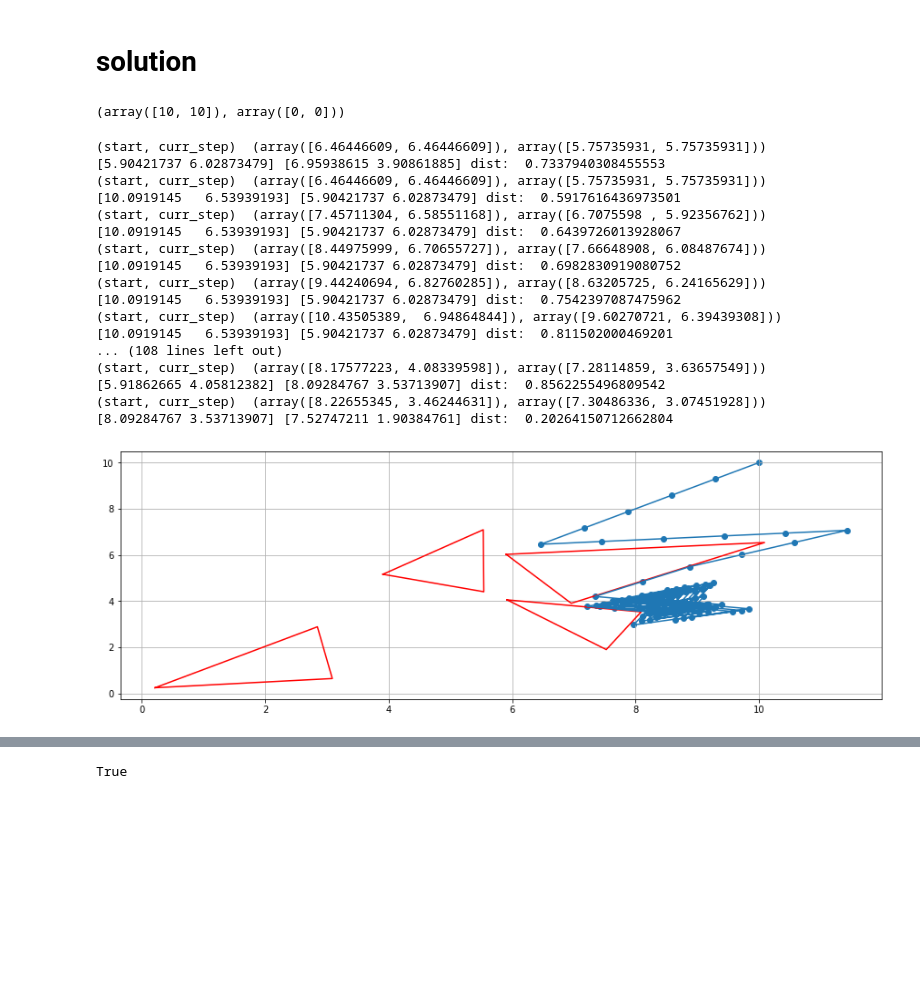
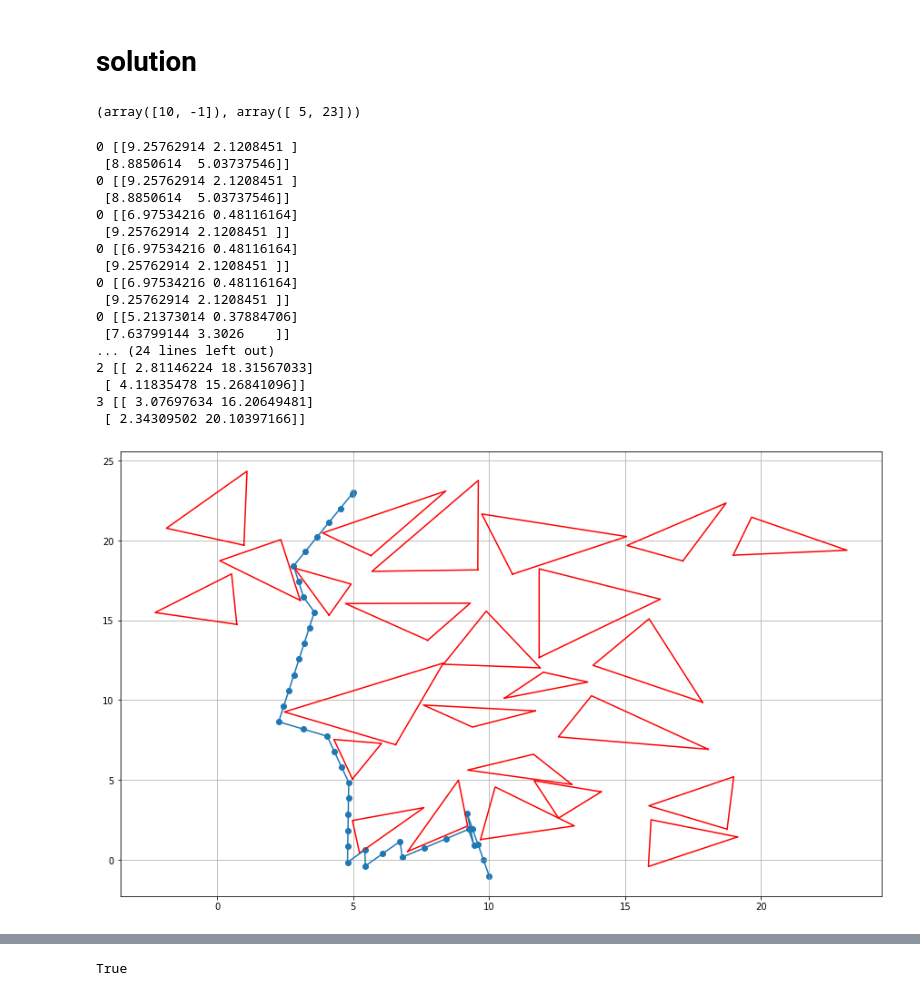
Before and after one commit to AnastasiiaKarliuk/Linear_Algebra_course, a Jupyter notebook: robot_navigation/robot_navigation.ipynb, the cells around one changed output, grey strips where cells are left out. Drawn from its saved outputs; the diff is of its cells as text; code cells hidden in the pictures; blank space fills up the shorter version.

Commit message:
fixed robot with width and right direction choosed by angle

```diff
--- a/robot_navigation/robot_navigation.ipynb
+++ b/robot_navigation/robot_navigation.ipynb
@@ -37,8 +37,8 @@ def get_crossed_vec(start, curr_step, obstacles):
                 dist = calculateDistance(x1=l1[0], y1=l1[1], x2=start[0], y2=start[1])
                 crossed_vec.append(line1)
                 dists.append(dist)
-                print('(start, curr_step) ', (start, curr_step))
-                print(vec1, vec2, 'dist: ', dist)
+#                 print('(start, curr_step) ', (start, curr_step))
+#                 print(vec1, vec2, 'dist: ', dist)
     if len(crossed_vec)>0:
         crossed_vec = crossed_vec[np.argmin(dists)]
     return crossed_vec
@@ -52,12 +52,14 @@ def get_angle(vec1, vec2):
 
 def get_new_direction(crossed_vec, pure_vector):
 #     print(crossed_vec)
-#     print(pure_vector)
+#     print('\n', pure_vector)
     a, b = crossed_vec
     angleAB = get_angle(pure_vector, b-a)
     angleBA = get_angle(pure_vector, a-b)
 #     print(angleAB, angleBA)
-    new_dir = b-a if (angleAB<angleBA and ((b-a)>0).any()) else a-b
+
+#     new_dir = b-a if (angleAB<angleBA and ((b-a)>0).any()) else a-b
+    new_dir = b-a if (angleAB<angleBA and np.equal(b-a>0, pure_vector>0).any()) else a-b
     new_dir_normed = new_dir/np.linalg.norm(new_dir)
     return new_dir_normed
 
@@ -73,22 +75,21 @@ def get_next_step(finish, curr_start, obstacles):
     next_step = curr_start+pure_vector_normed
     crossed_vec = get_crossed_vec(curr_start, next_step, obstacles)
 
-    new_dir_normed = get_new_direction(crossed_vec, pure_vector) if len(crossed_vec) else pure_vector_normed
-    next_step =  curr_start+new_dir_normed
+    count_crossed = 0
+    while len(crossed_vec)>0 and count_crossed <= 3:
+        print(count_crossed, crossed_vec)
+        new_dir_normed = get_new_direction(crossed_vec, pure_vector)
+        next_step =  curr_start+new_dir_normed
+        crossed_vec = get_crossed_vec(curr_start, next_step, obstacles)
+        count_crossed +=1
+    else:
+        new_dir_normed = pure_vector_normed
 
-#     print('')
-#     print(curr_start, next_step)
-
-    crossed_vec = get_crossed_vec(curr_start, next_step, obstacles)
-    if len(crossed_vec):
-        new_dir_normed = get_new_direction(crossed_vec, pure_vector)
-
-    next_step =  curr_start+new_dir_normed
     curr_start = get_the_nearest_point(curr_start, finish, next_step)
     return curr_start
 
 def plot_path(obstacles, my_path):
-    plt.figure(figsize=(15,5))
+    plt.figure(figsize=(15,9))
 #     plt.axis('equal')
 
     for ob in obstacles:
@@ -115,9 +116,9 @@ def widther_obstacle(obstacle, width):
     new_obstacle = centroid_test + normed_directions*distances[:, np.newaxis]
     return new_obstacle
 # %%
-# file = '../data/robot_data.json'
-# file = '../data/robot-test-25.json'
-file = "../data/robot_my_test.json"
+file = '../data/robot_data.json'
+file = '../data/robot-test-25.json'
+# file = "../data/robot_my_test.json"
 
 with open(file, 'r') as f:
     data = json.load(f)
@@ -126,10 +127,10 @@ start, finish = np.array(data['start']), np.array(data['finish'])
 obstacles = data['obstacles']
 start, finish
 # %% [output]
-(array([10, 10]), array([0, 0]))
+(array([10, -1]), array([ 5, 23]))
 # %%
 robot_width = 0.1
-obstacles_new = np.array([widther_obstacle(obs, robot_width) for obs in obstacles])
+obstacles_new = np.array([widther_obstacle(obs, robot_width/2) for obs in obstacles])
 
 curr_start = start
 my_path = [curr_start]
@@ -140,24 +141,24 @@ while max_iteration >= 0 and (curr_start!=finish).all():
     my_path.append(curr_start)
     max_iteration -= 1
 # %% [output]
-(start, curr_step)  (array([6.46446609, 6.46446609]), array([5.75735931, 5.75735931]))
-[5.90421737 6.02873479] [6.95938615 3.90861885] dist:  0.7337940308455553
-(start, curr_step)  (array([6.46446609, 6.46446609]), array([5.75735931, 5.75735931]))
-[10.0919145   6.53939193] [5.90421737 6.02873479] dist:  0.5917616436973501
-(start, curr_step)  (array([7.45711304, 6.58551168]), array([6.7075598 , 5.92356762]))
-[10.0919145   6.53939193] [5.90421737 6.02873479] dist:  0.6439726013928067
-(start, curr_step)  (array([8.44975999, 6.70655727]), array([7.66648908, 6.08487674]))
-[10.0919145   6.53939193] [5.90421737 6.02873479] dist:  0.6982830919080752
-(start, curr_step)  (array([9.44240694, 6.82760285]), array([8.63205725, 6.24165629]))
-[10.0919145   6.53939193] [5.90421737 6.02873479] dist:  0.7542397087475962
-(start, curr_step)  (array([10.43505389,  6.94864844]), array([9.60270721, 6.39439308]))
-[10.0919145   6.53939193] [5.90421737 6.02873479] dist:  0.811502000469201
-... (108 lines left out)
-(start, curr_step)  (array([8.17577223, 4.08339598]), array([7.28114859, 3.63657549]))
-[5.91862665 4.05812382] [8.09284767 3.53713907] dist:  0.8562255496809542
-(start, curr_step)  (array([8.22655345, 3.46244631]), array([7.30486336, 3.07451928]))
-[8.09284767 3.53713907] [7.52747211 1.90384761] dist:  0.20264150712662804
+0 [[9.25762914 2.1208451 ]
+ [8.8850614  5.03737546]]
+0 [[9.25762914 2.1208451 ]
+ [8.8850614  5.03737546]]
+0 [[6.97534216 0.48116164]
+ [9.25762914 2.1208451 ]]
+0 [[6.97534216 0.48116164]
+ [9.25762914 2.1208451 ]]
+0 [[6.97534216 0.48116164]
+ [9.25762914 2.1208451 ]]
+0 [[5.21373014 0.37884706]
+ [7.63799144 3.3026    ]]
+... (24 lines left out)
+2 [[ 2.81146224 18.31567033]
+ [ 4.11835478 15.26841096]]
+3 [[ 3.07697634 16.20649481]
+ [ 2.34309502 20.10397166]]
 # %%
-plot_path(obstacles_new, my_path)
+plot_path(obstacles, my_path)
 # %% [output]
-[figure, old version]
+[figure, new version]
```
Also changed, not shown: parts of 1 cell of this notebook.
